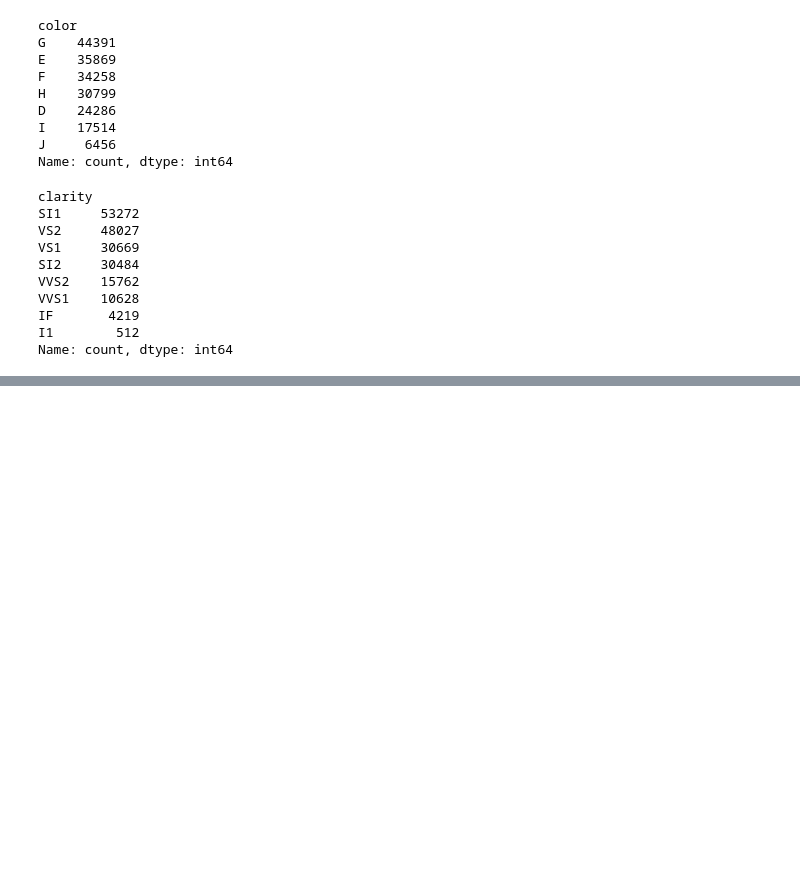
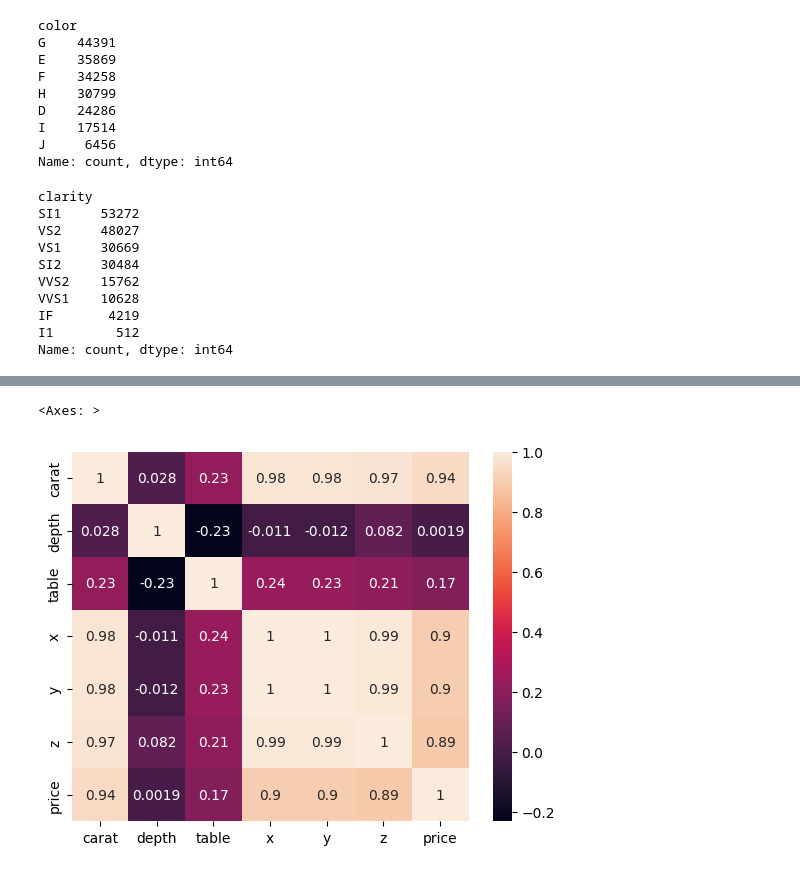
Before and after one commit to vivek-sharma4/ENDTOENDPROJECT, a Jupyter notebook: notebooks/research.ipynb, the cells around one changed output, grey strips where cells are left out. Saved outputs shown, nothing was run; the diff lists cells and outputs as text; code cells hidden in the pictures; blank space fills up the shorter version.

```diff
--- a/notebooks/research.ipynb
+++ b/notebooks/research.ipynb
@@ -160,0 +180,5 @@ Name: count, dtype: int64
+# %%
+sns.heatmap(data[numerical_columns].corr(),annot=True)
+# %% [output]
+<Axes: >
+[figure, added]
```
Also changed, not shown: parts of 2 cells of this notebook, 1 other file.
